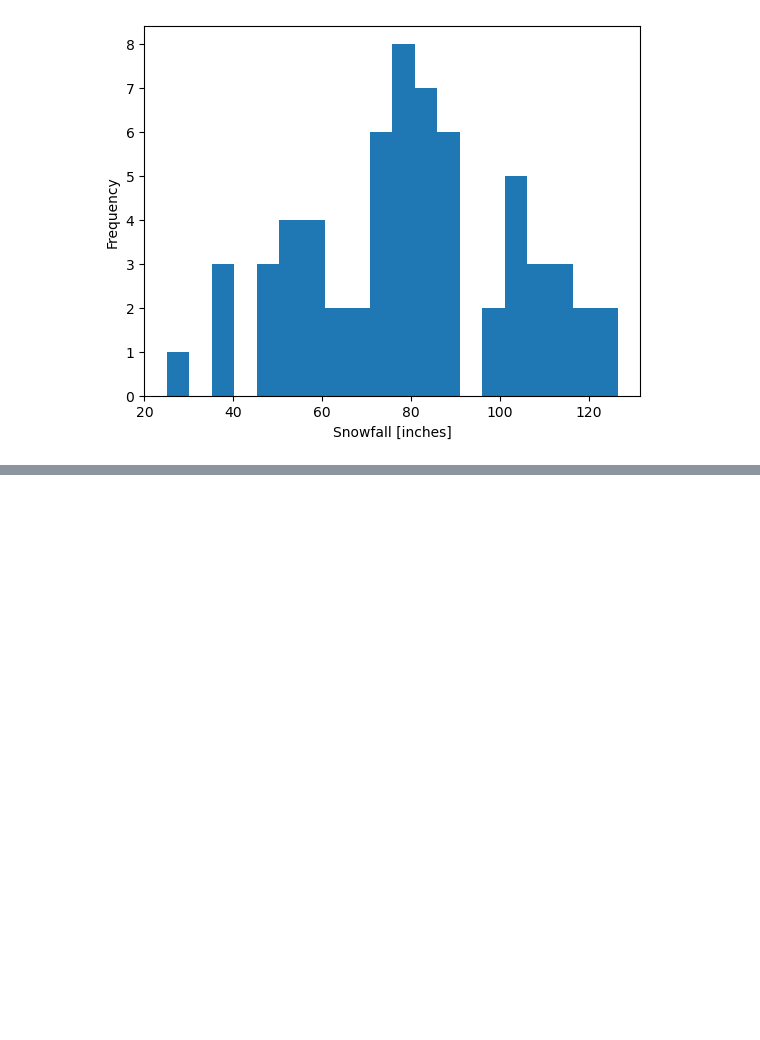
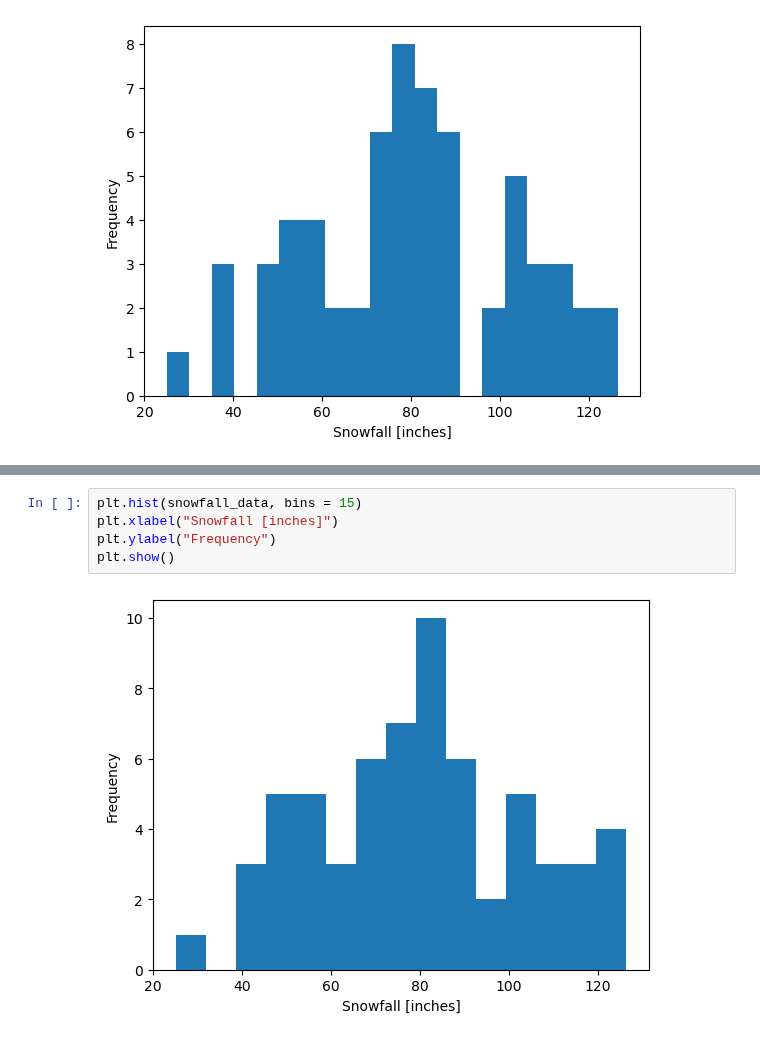
Before and after one commit to tproykov/MathsForDevelopers, a Jupyter notebook: 05.Statistics/SatisticsDemo.ipynb, the cells around one changed output, grey strips where cells are left out. Saved outputs shown, nothing was run; the diff lists cells and outputs as text; blank space fills up the shorter version.

```diff
--- a/05.Statistics/SatisticsDemo.ipynb
+++ b/05.Statistics/SatisticsDemo.ipynb
@@ -51,0 +59,7 @@ plt.show()
+# %%
+plt.hist(snowfall_data, bins = 15)
+plt.xlabel("Snowfall [inches]")
+plt.ylabel("Frequency")
+plt.show()
+# %% [output]
+[figure, added]
```
Also changed, not shown: parts of 1 cell of this notebook.
